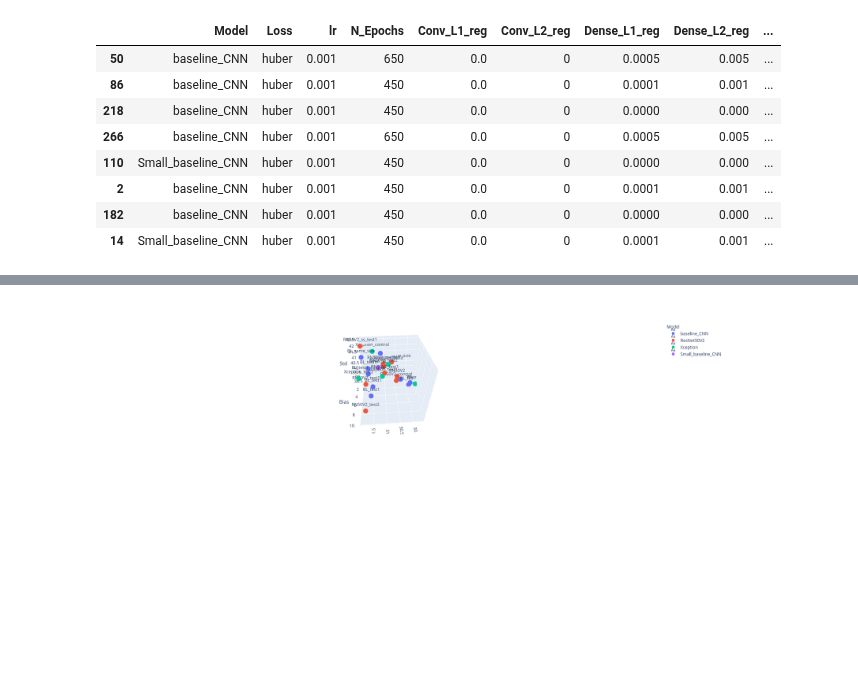
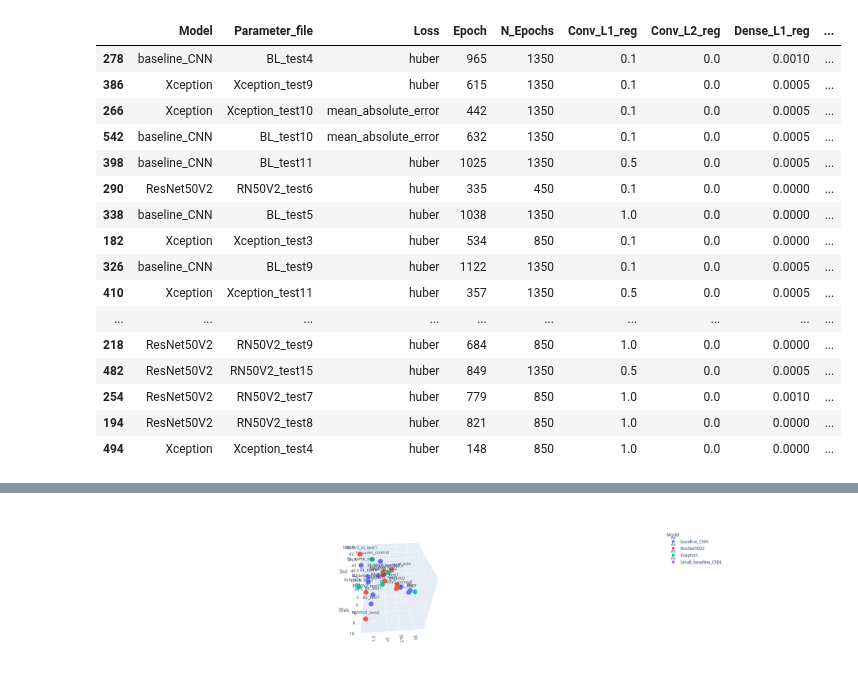
Before and after one commit to andresbecker/master_thesis, a Jupyter notebook: workspace/notebooks/Model_Selection.ipynb, the cells around one changed output, grey strips where cells are left out. Saved outputs shown, nothing was run; the diff lists cells and outputs as text; code cells hidden in the pictures; blank space fills up the shorter version.

Commit message:
test finished

```diff
--- a/workspace/notebooks/Model_Selection.ipynb
+++ b/workspace/notebooks/Model_Selection.ipynb
@@ -38,7 +38,7 @@ for mm in model_metrics:
     with open(os.path.join(metrics_path, mm), 'r') as file:
         try:
             temp_df = pd.read_csv(file)
-            temp_df['Parameter_file'] = [pf.split("/")[-1].split(".")[0]+'_no_bias' for pf in temp_df.Parameters_file_path.values]
+            temp_df['Parameter_file'] = [pf.split("/")[-1].split(".")[0] for pf in temp_df.Parameters_file_path.values]
             print(mm, 'file loaded correctly')
         except:
             print('\nERROR!!!! Failed to load file: ',mm,'---------------------------------!\n')
@@ -48,10 +48,6 @@ model_metrics_df.Bias = model_metrics_df.Bias.abs()
 # Set correct order of columns
 columns = temp_df.columns
 model_metrics_df = model_metrics_df[columns]
-
-mask = (model_metrics_df.Set == 'val')
-mask &= (model_metrics_df.CMA_size == 0)
-model_metrics_df[mask].sort_values(by=['R2', 'Bias', 'Std'], ascending=False)
 # %% [output]
 metrics_BL_t1_control.csv file loaded correctly
 metrics_s_BL_t1.csv file loaded correctly
@@ -93,0 +69,5 @@ True
+# %%
+mask = (model_metrics_df.Set == 'val')
+mask &= (model_metrics_df.CMA_size == 0)
+vis_cols = ['Model', 'Parameter_file', 'Loss', 'Epoch', 'N_Epochs', 'Conv_L1_reg', 'Conv_L2_reg', 'Dense_L1_reg', 'Dense_L2_reg', 'Bias_l2_reg', 'PreTrained', 'Aug_Zoom_mode', 'Bias', 'Std', 'R2', 'MAE', 'CMA_size']
+model_metrics_df[vis_cols][mask].sort_values(by=['MAE', 'Bias', 'Std'], ascending=True)
@@ -94,18 +92,29 @@ True
 # %%
 mask = (model_metrics_df.Set == 'val')
 mask &= (model_metrics_df.CMA_size == 0)
-mask &= (model_metrics_df.Model.str.contains('CNN'))
-model_metrics_df[mask].sort_values(by=['R2', 'Bias', 'Std'], ascending=False)
+#mask &= (model_metrics_df.Model.str.contains('ResNet50V2'))
+#mask &= (model_metrics_df.Parameter_file.str.contains('test3|test4'))
+mask &= (model_metrics_df.Conv_L1_reg >= 0.1)
+
+model_metrics_df[vis_cols][mask].sort_values(by=['MAE'], ascending=True)
 # %% [output]
-|  | Model | Loss | lr | N_Epochs | Conv_L1_reg | Conv_L2_reg | Dense_L1_reg | Dense_L2_reg | ... |
-| 50 | baseline_CNN | huber | 0.001 | 650 | 0.0 | 0 | 0.0005 | 0.005 | ... |
-| 86 | baseline_CNN | huber | 0.001 | 450 | 0.0 | 0 | 0.0001 | 0.001 | ... |
-| 218 | baseline_CNN | huber | 0.001 | 450 | 0.0 | 0 | 0.0000 | 0.000 | ... |
-| 266 | baseline_CNN | huber | 0.001 | 650 | 0.0 | 0 | 0.0005 | 0.005 | ... |
-| 110 | Small_baseline_CNN | huber | 0.001 | 450 | 0.0 | 0 | 0.0000 | 0.000 | ... |
-| 2 | baseline_CNN | huber | 0.001 | 450 | 0.0 | 0 | 0.0001 | 0.001 | ... |
-| 182 | baseline_CNN | huber | 0.001 | 450 | 0.0 | 0 | 0.0000 | 0.000 | ... |
-| 14 | Small_baseline_CNN | huber | 0.001 | 450 | 0.0 | 0 | 0.0001 | 0.001 | ... |
+|  | Model | Parameter_file | Loss | Epoch | N_Epochs | Conv_L1_reg | Conv_L2_reg | Dense_L1_reg | ... |
+| 278 | baseline_CNN | BL_test4 | huber | 965 | 1350 | 0.1 | 0.0 | 0.0010 | ... |
+| 386 | Xception | Xception_test9 | huber | 615 | 1350 | 0.1 | 0.0 | 0.0005 | ... |
+| 266 | Xception | Xception_test10 | mean_absolute_error | 442 | 1350 | 0.1 | 0.0 | 0.0005 | ... |
+| 542 | baseline_CNN | BL_test10 | mean_absolute_error | 632 | 1350 | 0.1 | 0.0 | 0.0005 | ... |
+| 398 | baseline_CNN | BL_test11 | huber | 1025 | 1350 | 0.5 | 0.0 | 0.0005 | ... |
+| 290 | ResNet50V2 | RN50V2_test6 | huber | 335 | 450 | 0.1 | 0.0 | 0.0000 | ... |
+| 338 | baseline_CNN | BL_test5 | huber | 1038 | 1350 | 1.0 | 0.0 | 0.0000 | ... |
+| 182 | Xception | Xception_test3 | huber | 534 | 850 | 0.1 | 0.0 | 0.0000 | ... |
+| 326 | baseline_CNN | BL_test9 | huber | 1122 | 1350 | 0.1 | 0.0 | 0.0005 | ... |
+| 410 | Xception | Xception_test11 | huber | 357 | 1350 | 0.5 | 0.0 | 0.0005 | ... |
+| ... | ... | ... | ... | ... | ... | ... | ... | ... | ... |
+| 218 | ResNet50V2 | RN50V2_test9 | huber | 684 | 850 | 1.0 | 0.0 | 0.0000 | ... |
+| 482 | ResNet50V2 | RN50V2_test15 | huber | 849 | 1350 | 0.5 | 0.0 | 0.0005 | ... |
+| 254 | ResNet50V2 | RN50V2_test7 | huber | 779 | 850 | 1.0 | 0.0 | 0.0010 | ... |
+| 194 | ResNet50V2 | RN50V2_test8 | huber | 821 | 850 | 1.0 | 0.0 | 0.0000 | ... |
+| 494 | Xception | Xception_test4 | huber | 148 | 850 | 1.0 | 0.0 | 0.0000 | ... |
 # %%
 mask = np.ones(model_metrics_df.shape[0]).astype(np.bool)
 mask &= model_metrics_df.Set == 'val'
```
Also changed, not shown: parts of 4 cells of this notebook.
